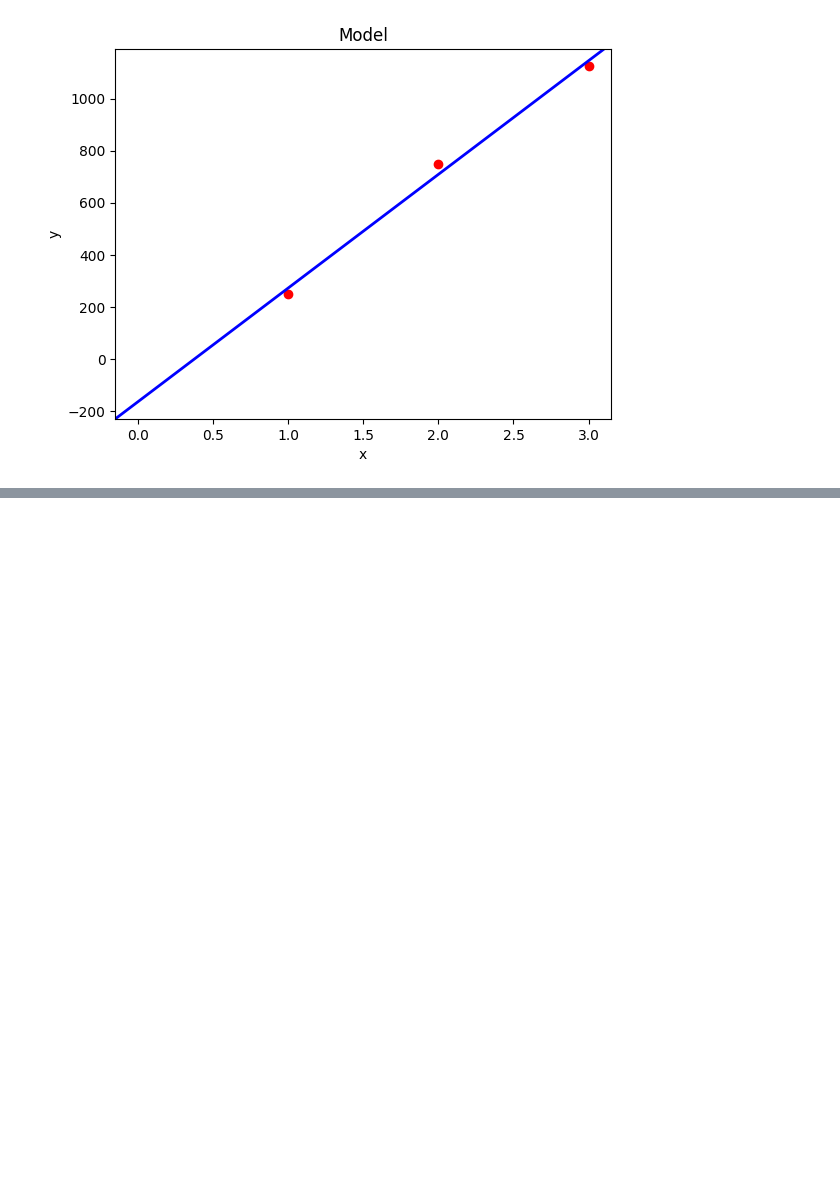
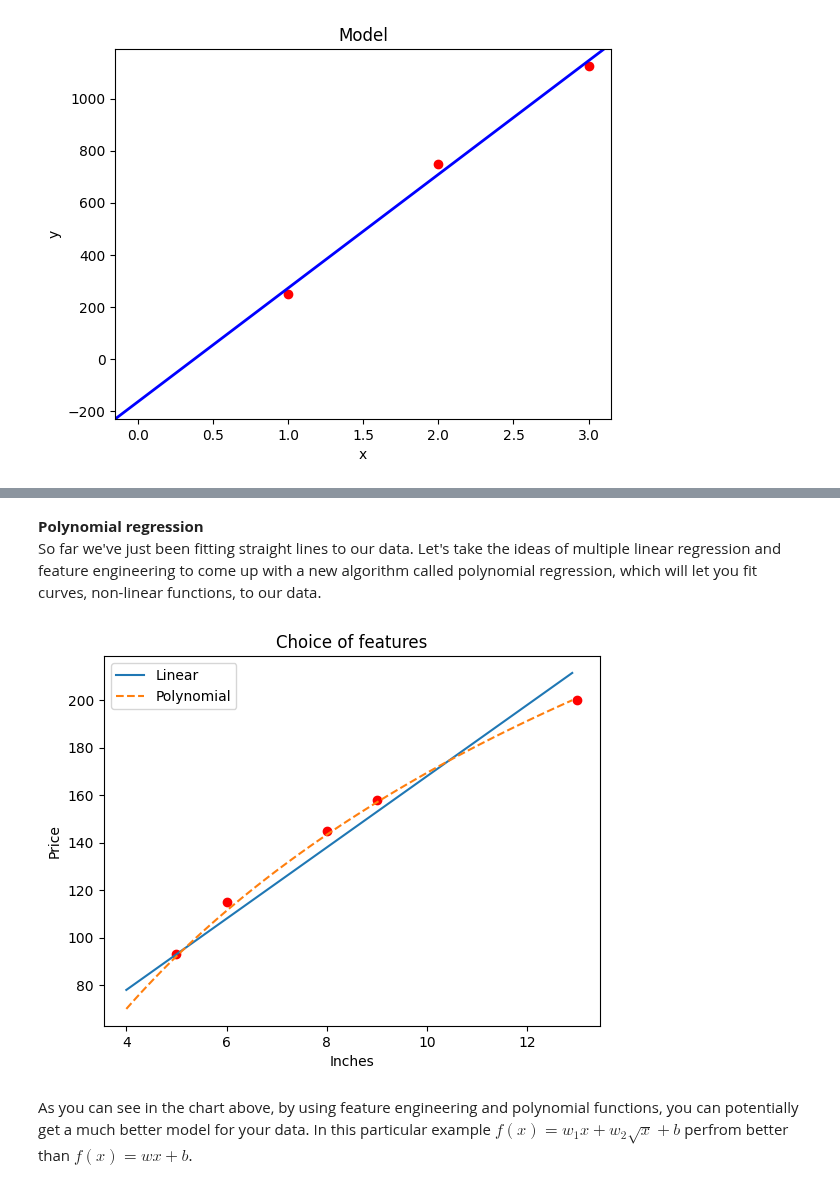
Before and after one commit to boramertkesil/machinelearning-notebook, a Jupyter notebook: ML_Notebook_BoraMertKesil.ipynb, the cells around one changed output, grey strips where cells are left out. Drawn from its saved outputs; the diff is of its cells as text; code cells hidden in the pictures; blank space fills up the shorter version.

```diff
--- a/ML_Notebook_BoraMertKesil.ipynb
+++ b/ML_Notebook_BoraMertKesil.ipynb
@@ -349,0 +390,40 @@ plt.show()
+# %% [markdown]
+**Polynomial regression** <br>
+So far we've just been fitting straight lines to our data. Let's take the ideas of multiple linear regression and feature engineering to come up with a new algorithm called polynomial regression, which will let you fit curves, non-linear functions, to our data.
+# %%
+import math
+
+# Inches and prices
+x = np.array([5, 6, 8, 9, 13])
+y = np.array([93, 115, 145, 158, 200])
+
+# Range for plotting
+x_range = np.arange(4, 13, .1)
+y_range = x_range**4
+
+# w.x + b
+w_linear = 15
+b_linear = 18
+
+# w_1.x + w_2.sqrt(x) + b
+w_polynomial_1 = -9
+w_polynomial_2 = 132
+b_polynomial = -158
+
+# Functions
+linear = w_linear * x_range + b_linear
+polynomial = w_polynomial_1 * x_range + w_polynomial_2 * np.sqrt(x_range) + b_polynomial
+
+plt.plot(x_range, linear, label = 'linear')
+plt.plot(x_range, polynomial, label = 'polynomial', linestyle = 'dashed')
+
+plt.scatter(x, y, marker='o', c='r')
+plt.title("Choice of features")
+plt.ylabel('Price')
+plt.xlabel('Inches')
+plt.legend(['Linear','Polynomial'])
+plt.show()
+# %% [output]
+[figure, added]
+# %% [markdown]
+As you can see in the chart above, by using feature engineering and polynomial functions, you can potentially get a much better model for your data. In this particular example $f(x) = w_1x + w_2\sqrt{x} + b$ perfrom better than $f(x) = wx + b$.
```
Also changed, not shown: parts of 14 cells of this notebook.
